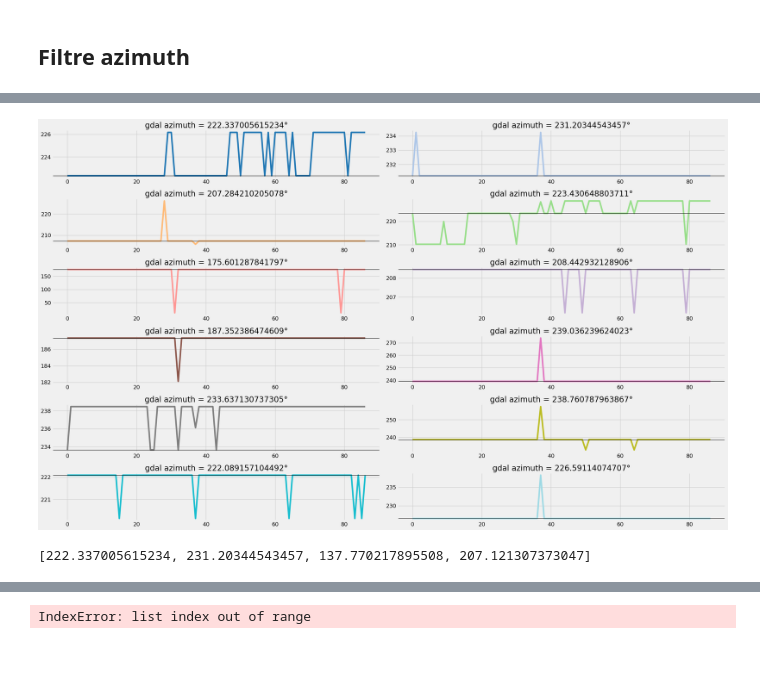
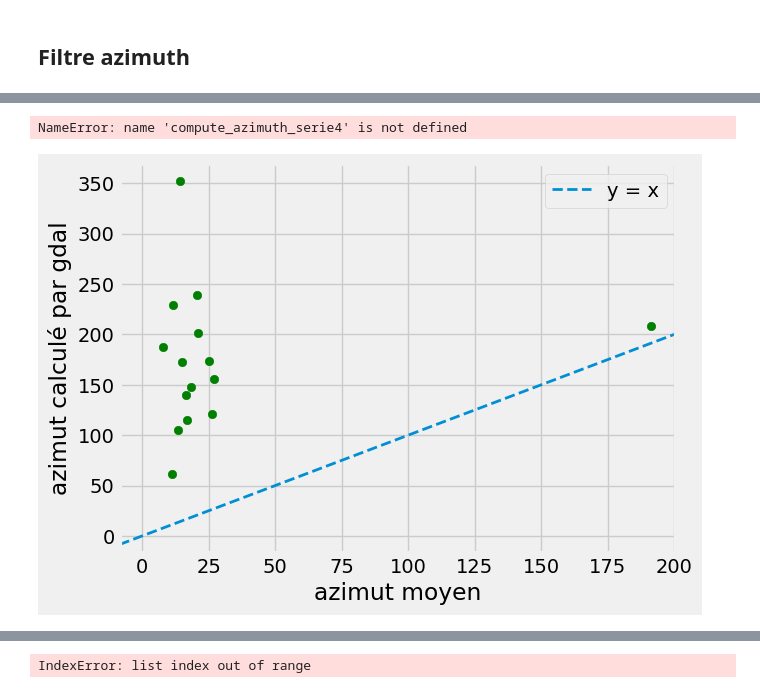
Before and after one commit to EddyVianney/Stage_master2_sdsc_eost, a Jupyter notebook: stage_master_version_2.ipynb, the cells around one changed output, grey strips where cells are left out. Cells and saved outputs as stored; diff of their text form; code cells hidden in the pictures; blank space fills up the shorter version.

```diff
--- a/stage_master_version_2.ipynb
+++ b/stage_master_version_2.ipynb
@@ -1290,0 +1176,3 @@ with Pool(4) as p:
+# %%
+# open azimuth file
+gdal_azimuths_lavalette_raster = rasterio.open('rasters/azimuths/slope_azimuths_lavalette.tif')
@@ -1290,0 +1199,9 @@ with Pool(4) as p:
+# %%
+epsg_code = '32631'
+proj = Proj("epsg:" + epsg_code, preserve_units=False)
+x, y = gdal_azimuths_lavalette_raster.transform * (1, 1)
+lat, lon = proj(x, y, inverse=True)
+print(lat, lon)
+
+A = extract_value_from_raster(lat, lon, 'rasters/azimuths/slope_azimuths_lavalette.tif')
+print(A)
@@ -1290,0 +1215,13 @@ with Pool(4) as p:
+# %%
+def extract_value_from_raster(lat, lon, file, ref='wgs84'):
+        val = os.popen('gdallocationinfo -valonly -%s %s %f %f' % (ref, file, lat, lon)).read()
+        if len(val) == 0:
+            raise ValueError('La valeur est non valide !')
+        return  float(val)
+# %%
+from multiprocessing import Pool
+azimuths = None
+with Pool(4) as p:
+    azimuths = p.map(compute_azimuth_serie4, pixels[20000:30000])
+# %% [output]
+NameError: name 'compute_azimuth_serie4' is not defined
@@ -1291,16 +1232,22 @@ with Pool(4) as p:
 # %%
 liste = [21791, 35193, 36936, 38989, 44605, 43999, 44011, 43442, 48357, 50395, 46907, 48651]
-pixels_azimuths = []
-azimuths = []
-for n in liste:
-    pixel_azimuth = extract_value_from_raster(file, ref, pixels[n].lat, pixels[n].lon)
+signals = [34900, 28490, 37520, 36659, 42193, 30546, 34313, 38980, 30237, 33451, 22367, 24713, 22961, 25887, 28509]
+non_signals = [47521, 40813, 47557, 47841, 49882, 43172, 48141, 41143, 45777, 44317,5842, 42256, 44879, 39398 ,46649]
+
+pixels_azimuths, azimuths = [], []
+for n in non_signals:
+    pixel_azimuth = extract_value_from_raster(pixels[n].lat, pixels[n].lon, file)
     pixels_azimuths.append(pixel_azimuth)
-    azimuths.append(compute_azimuth_serie3(pixels[n]))
+    azimuths.append(compute_azimuth_serie4(pixels[n]))
 
-plot2(azimuths,  pixels_azimuths, 'methode3')
+#Visualization().generate_km_file_testing(pixels, [signals, non_signals], ['green', 'yellow'])
-# %% [output]
-[figure, removed]
-# %%
-pixels_azimuths
-# %% [output]
-[222.337005615234, 231.20344543457, 137.770217895508, 207.121307373047]
+# %%
+plt.scatter(azimuths, pixels_azimuths,  color='g')
+plt.axline((1, 1), slope=1, label='y = x', linestyle='--', linewidth=2)
+plt.xlabel('azimut moyen')
+plt.ylabel('azimut calculé par gdal')
+plt.legend(loc='best')
+#plt.savefig('non_landslide_azimuth.jpg')
+plt.show()
+# %% [output]
+[figure, added]
```
Also changed, not shown: parts of 75 cells of this notebook, 17 other files.
